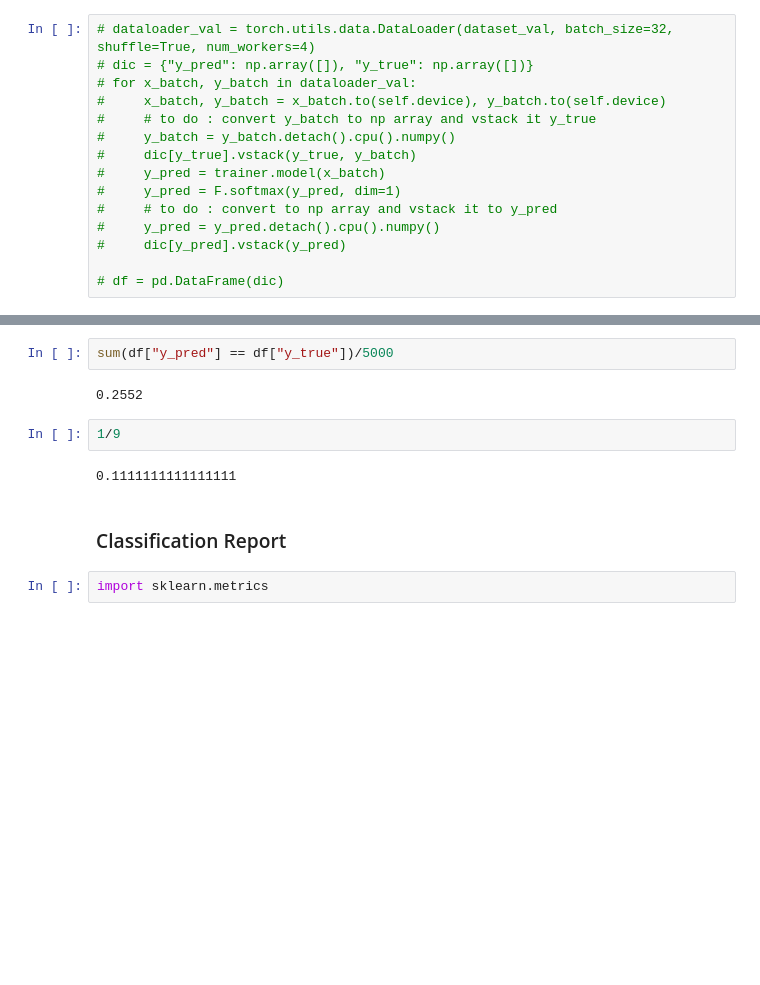
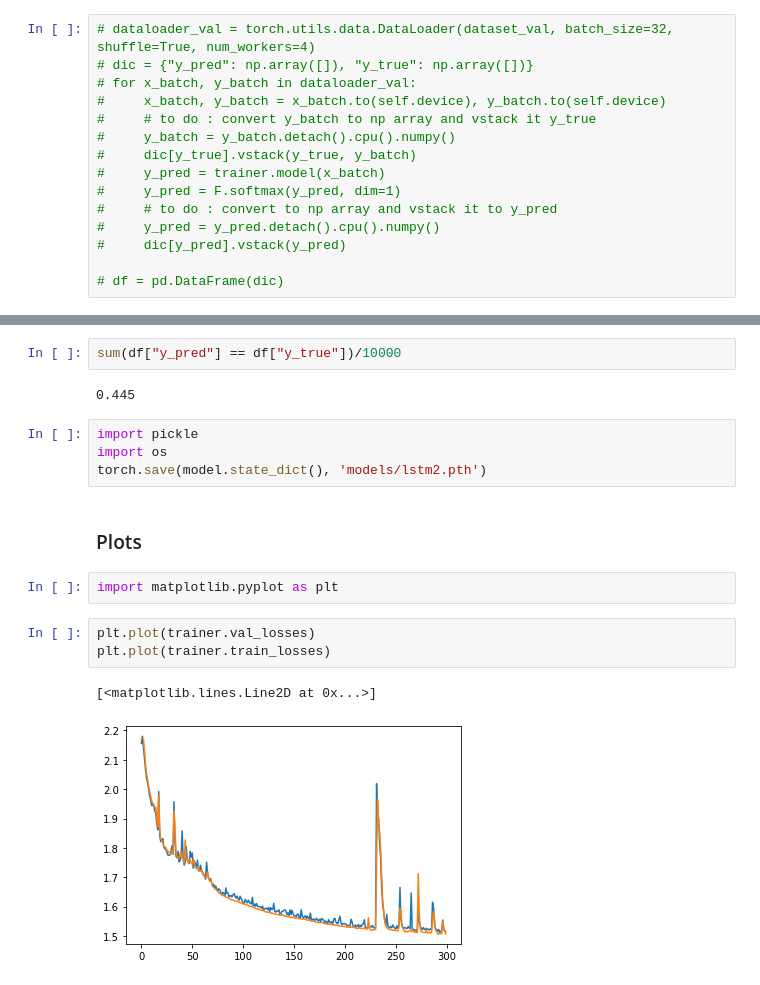
Before and after one commit to apple-soda/lstm-nfkb-dynamics, a Jupyter notebook: 1.ipynb, the cells around one changed output, grey strips where cells are left out. Cells and saved outputs as stored; diff of their text form; blank space fills up the shorter version.

```diff
--- a/1.ipynb
+++ b/1.ipynb
@@ -168,12 +168,18 @@ df
 # %%
-sum(df["y_pred"] == df["y_true"])/5000
+sum(df["y_pred"] == df["y_true"])/10000
 # %% [output]
-0.2552
+0.445
 # %%
-1/9
+import pickle
+import os
+torch.save(model.state_dict(), 'models/lstm2.pth')
-# %% [output]
-0.1111111111111111
 # %% [markdown]
-<h3>Classification Report</h3>
+<h3>Plots</h3>
+# %%
+import matplotlib.pyplot as plt
 # %%
-import sklearn.metrics
+plt.plot(trainer.val_losses)
+plt.plot(trainer.train_losses)
+# %% [output]
+[<matplotlib.lines.Line2D at 0x...>]
+[figure, added]
```
Also changed, not shown: parts of 8 cells of this notebook, 3 other files.
